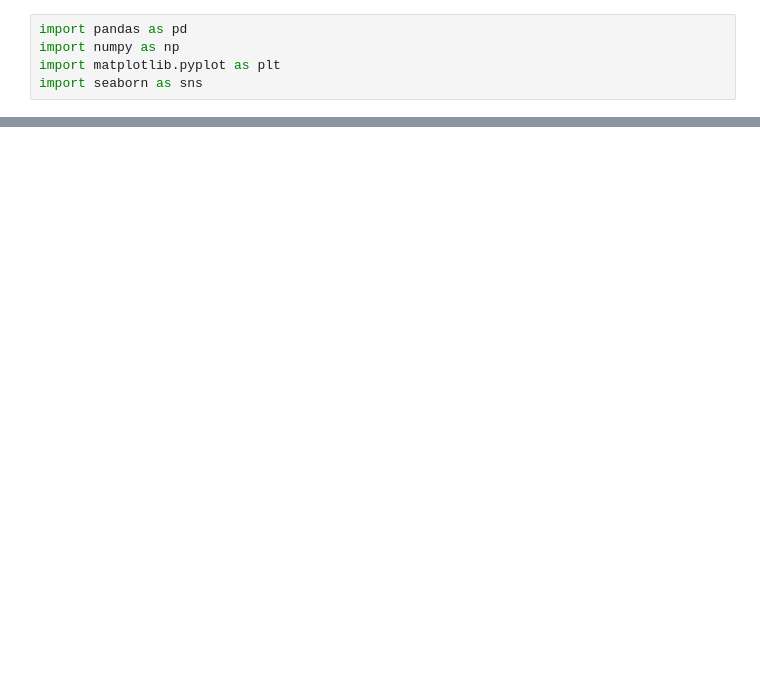
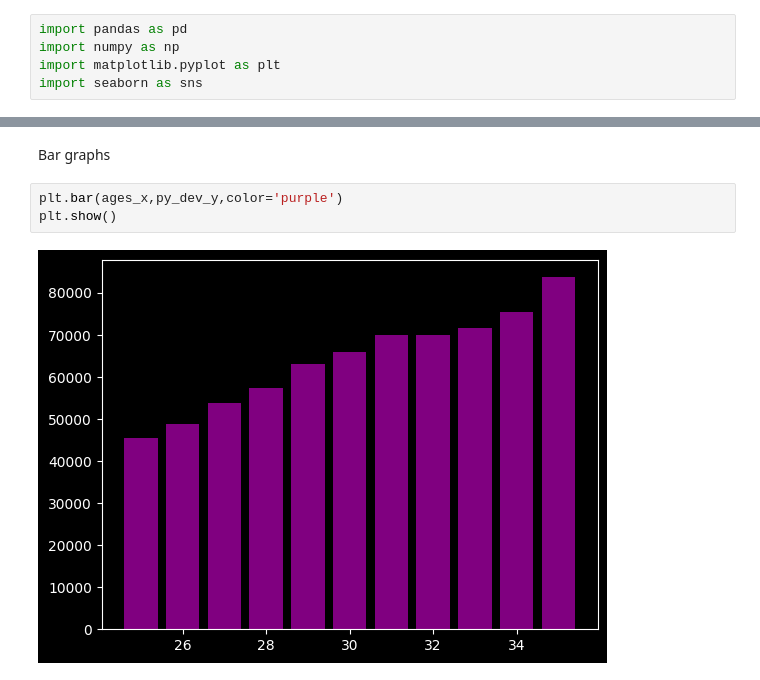
Before and after one commit to YugSavla/DJS_COMPUTE, a Jupyter notebook: Task_1/Ploting.ipynb, the cells around one changed output, grey strips where cells are left out. Drawn from its saved outputs; the diff is of its cells as text; blank space fills up the shorter version.

```diff
--- a/Task_1/Ploting.ipynb
+++ b/Task_1/Ploting.ipynb
@@ -17,0 +37,7 @@ plt.show()
+# %% [markdown]
+Bar graphs
+# %%
+plt.bar(ages_x,py_dev_y,color='purple')
+plt.show()
+# %% [output]
+[figure, added]
```
Also changed, not shown: parts of 5 cells of this notebook, 2 other files.
